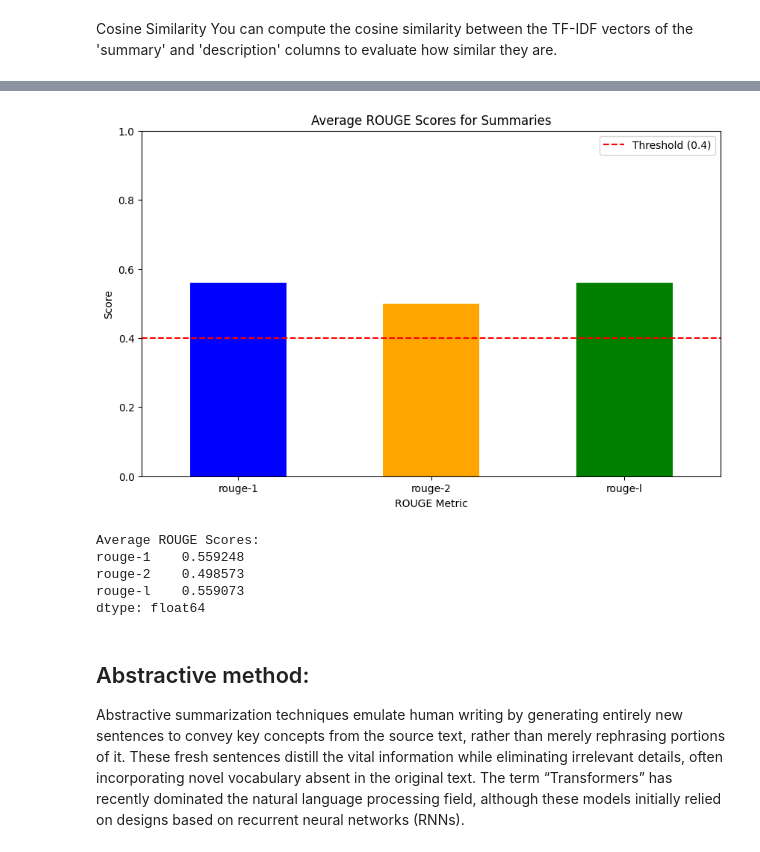
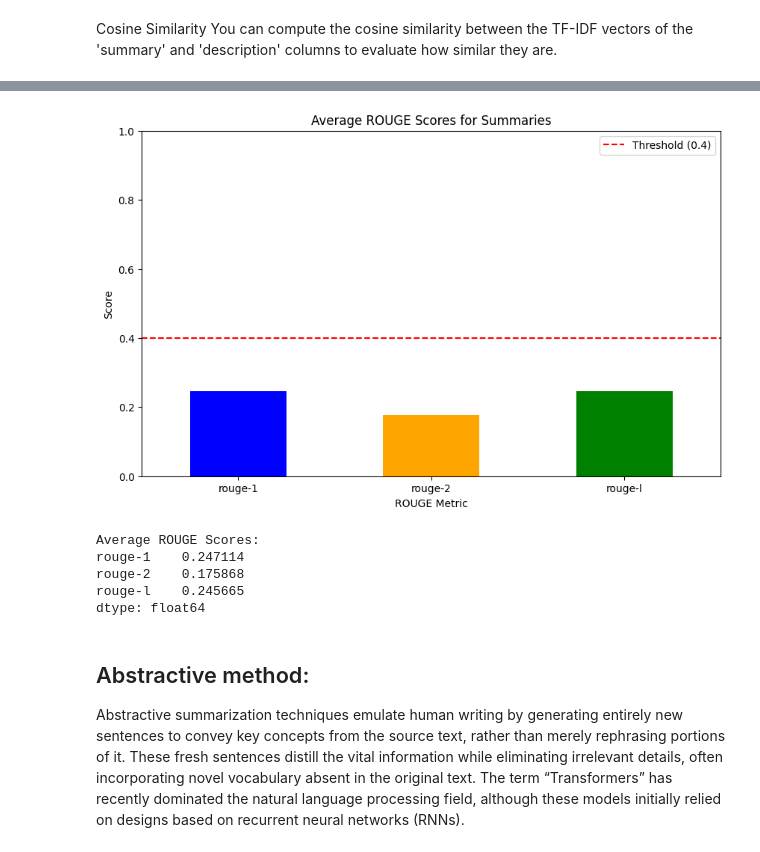
Before and after one commit to ewondare/book_summaries, a Jupyter notebook: Summarization.ipynb, the cells around one changed output, grey strips where cells are left out. Saved outputs shown, nothing was run; the diff lists cells and outputs as text; code cells hidden in the pictures.

```diff
--- a/Summarization.ipynb
+++ b/Summarization.ipynb
@@ -87,6 +87,26 @@ import spacy
 import pytextrank
 # %% [output]
 /usr/local/lib/python3.10/dist-packages
+# %%
+import spacy
+
+# Load the spaCy model and add the TextRank pipe
+nlp = spacy.load("en_core_web_lg")
+nlp.add_pipe("textrank")
+
+def summarize_text(txt):
+    doc = nlp(txt)
+
+    # Get the summarized sentences using TextRank
+    summarized_sentences = [str(sent) for sent in doc._.textrank.summary(limit_phrases=3, limit_sentences=3)]
+    summarized_text = ' '.join(summarized_sentences)
+
+    # Tokenize the summarized text and limit to 77 tokens
+    summarized_doc = nlp(summarized_text)
+    if len(summarized_doc) > 77:
+        summarized_text = ' '.join([token.text for token in summarized_doc[:77]])
+
+    return summarized_text
 # %%
 nlp = spacy.load("en_core_web_lg")
 nlp.add_pipe("textrank")
@@ -102,4 +122,4 @@ def summarize_text(txt):
     return summarized_text
 # %%
 for index,row in df.iterrows():
-  df.at[index , 'summary'] = summarize_text(row['description'])
+  df.at[index , 'extractive_summary'] = summarize_text(row['description'])
@@ -228,39 +212,39 @@ def evaluate_summaries(df):
     scores = []
     for index, row in df.iterrows():
         actual = row['description']
-        generated = row['summary']
+        generated = row['extractive_summary']
         score = rouge.get_scores(generated, actual)[0]
         # Extract the ROUGE scores from the dictionary
         scores.append({
             'rouge-1': score['rouge-1']['f'],
             'rouge-2': score['rouge-2']['f'],
             'rouge-l': score['rouge-l']['f']
         })
     return scores
 
 evaluation_scores = evaluate_summaries(df)
 scores_df = pd.DataFrame(evaluation_scores)
 average_scores = scores_df.mean()
 
 plt.figure(figsize=(10, 6))
 average_scores[['rouge-1', 'rouge-2', 'rouge-l']].plot(kind='bar', color=['blue', 'orange', 'green'])
 plt.title('Average ROUGE Scores for Summaries')
 plt.ylabel('Score')
 plt.xlabel('ROUGE Metric')
 plt.ylim(0, 1)  # ROUGE scores are between 0 and 1
 plt.axhline(y=0.4, color='r', linestyle='--', label='Threshold (0.4)')
 plt.legend()
 plt.xticks(rotation=0)
 plt.show()
 
 print("Average ROUGE Scores:")
 print(average_scores[['rouge-1', 'rouge-2', 'rouge-l']])
 # %% [output]
-[figure, old version]
+[figure, new version]
 Average ROUGE Scores:
-rouge-1    0.559248
-rouge-2    0.498573
-rouge-l    0.559073
+rouge-1    0.247114
+rouge-2    0.175868
+rouge-l    0.245665
 dtype: float64
 # %% [markdown]
 ## Abstractive method:
```
Also changed, not shown: parts of 33 cells of this notebook.
